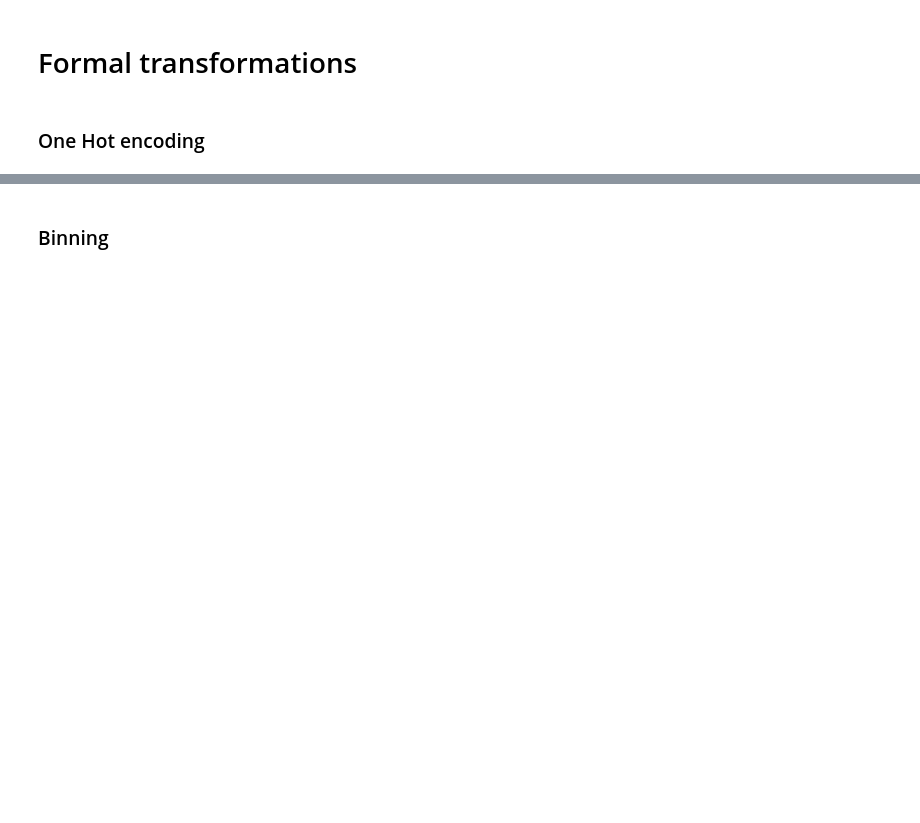
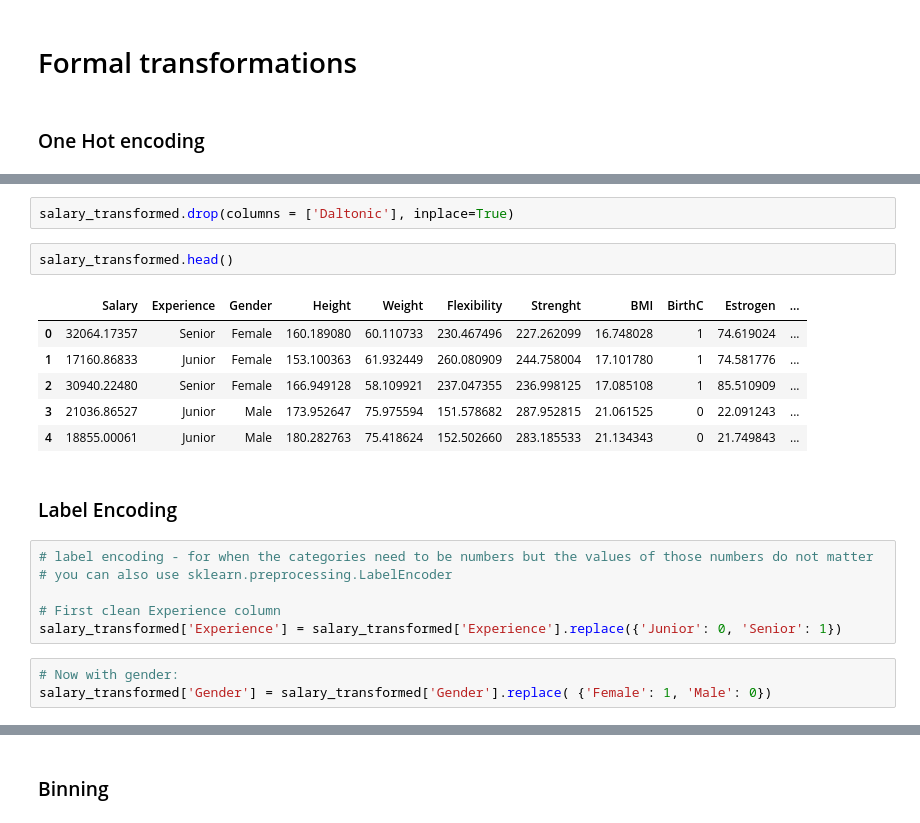
Before and after one commit to TheLazyCactus/ironhack-v4-data-lessons, a Jupyter notebook: 07_ml/code_along_nb/7.2_feature_engineering.ipynb, the cells around one changed output, grey strips where cells are left out. Cells and saved outputs as stored; diff of their text form; blank space fills up the shorter version.

```diff
--- a/07_ml/code_along_nb/7.2_feature_engineering.ipynb
+++ b/07_ml/code_along_nb/7.2_feature_engineering.ipynb
@@ -23,0 +81,22 @@ salary['Daltonic'].value_counts()
+# %%
+salary_transformed.drop(columns = ['Daltonic'], inplace=True)
+# %%
+salary_transformed.head()
+# %% [output]
+|  | Salary | Experience | Gender | Height | Weight | Flexibility | Strenght | BMI | BirthC | Estrogen | ... |
+| 0 | 32064.17357 | Senior | Female | 160.189080 | 60.110733 | 230.467496 | 227.262099 | 16.748028 | 1 | 74.619024 | ... |
+| 1 | 17160.86833 | Junior | Female | 153.100363 | 61.932449 | 260.080909 | 244.758004 | 17.101780 | 1 | 74.581776 | ... |
+| 2 | 30940.22480 | Senior | Female | 166.949128 | 58.109921 | 237.047355 | 236.998125 | 17.085108 | 1 | 85.510909 | ... |
+| 3 | 21036.86527 | Junior | Male | 173.952647 | 75.975594 | 151.578682 | 287.952815 | 21.061525 | 0 | 22.091243 | ... |
+| 4 | 18855.00061 | Junior | Male | 180.282763 | 75.418624 | 152.502660 | 283.185533 | 21.134343 | 0 | 21.749843 | ... |
+# %% [markdown]
+### Label Encoding
+# %%
+# label encoding - for when the categories need to be numbers but the values of those numbers do not matter
+# you can also use sklearn.preprocessing.LabelEncoder
+
+# First clean Experience column
+salary_transformed['Experience'] = salary_transformed['Experience'].replace({'Junior': 0, 'Senior': 1})
+# %%
+# Now with gender:
+salary_transformed['Gender'] = salary_transformed['Gender'].replace( {'Female': 1, 'Male': 0})
```
Also changed, not shown: parts of 51 cells of this notebook, 3 other files.
